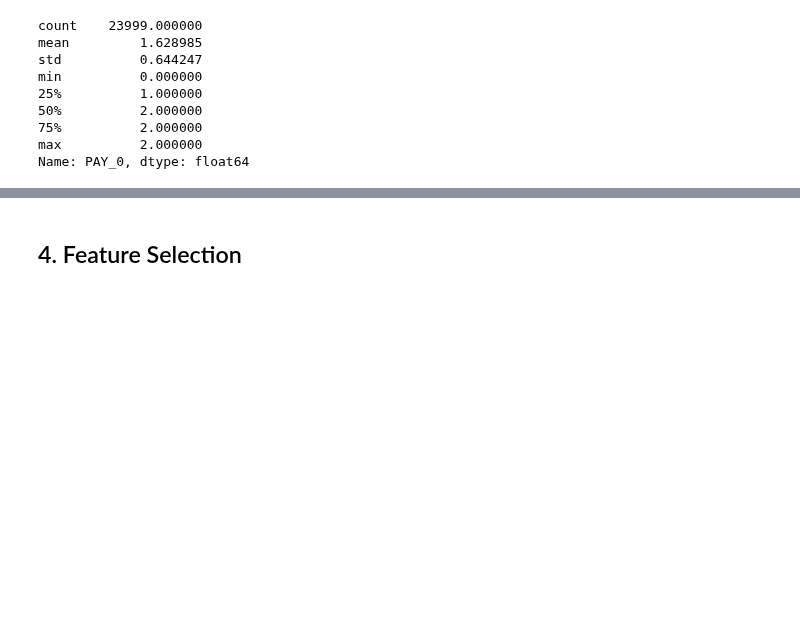
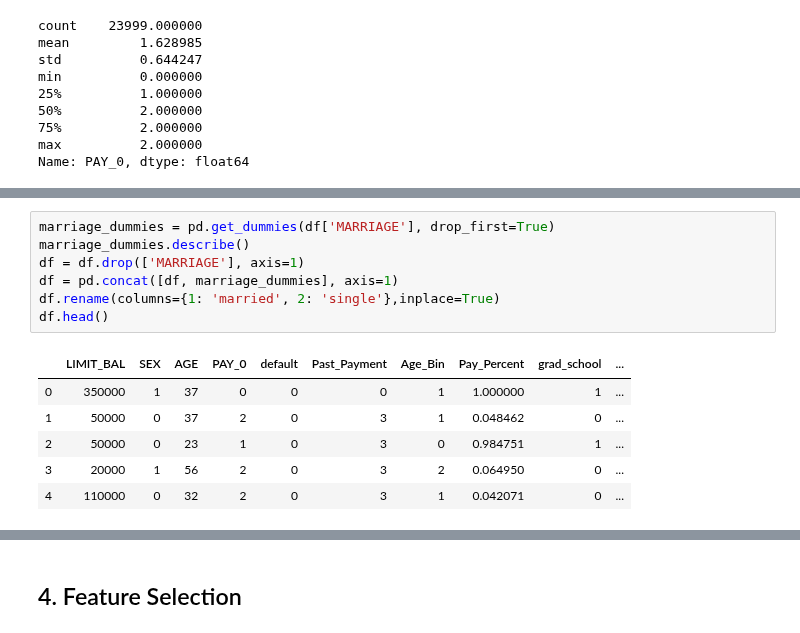
Before and after one commit to CaryMosley/Mod3Bakeoff, a Jupyter notebook: CaryBake.ipynb, the cells around one changed output, grey strips where cells are left out. Drawn from its saved outputs; the diff is of its cells as text; blank space fills up the shorter version.

```diff
--- a/CaryBake.ipynb
+++ b/CaryBake.ipynb
@@ -804,0 +796,14 @@ Name: Bill_Total, dtype: float64
+# %%
+marriage_dummies = pd.get_dummies(df['MARRIAGE'], drop_first=True)
+marriage_dummies.describe()
+df = df.drop(['MARRIAGE'], axis=1)
+df = pd.concat([df, marriage_dummies], axis=1)
+df.rename(columns={1: 'married', 2: 'single'},inplace=True)
+df.head()
+# %% [output]
+|  | LIMIT_BAL | SEX | AGE | PAY_0 | default | Past_Payment | Age_Bin | Pay_Percent | grad_school | ... |
+| 0 | 350000 | 1 | 37 | 0 | 0 | 0 | 1 | 1.000000 | 1 | ... |
+| 1 | 50000 | 0 | 37 | 2 | 0 | 3 | 1 | 0.048462 | 0 | ... |
+| 2 | 50000 | 0 | 23 | 1 | 0 | 3 | 0 | 0.984751 | 1 | ... |
+| 3 | 20000 | 1 | 56 | 2 | 0 | 3 | 2 | 0.064950 | 0 | ... |
+| 4 | 110000 | 0 | 32 | 2 | 0 | 3 | 1 | 0.042071 | 0 | ... |
```
Also changed, not shown: parts of 23 cells of this notebook.
